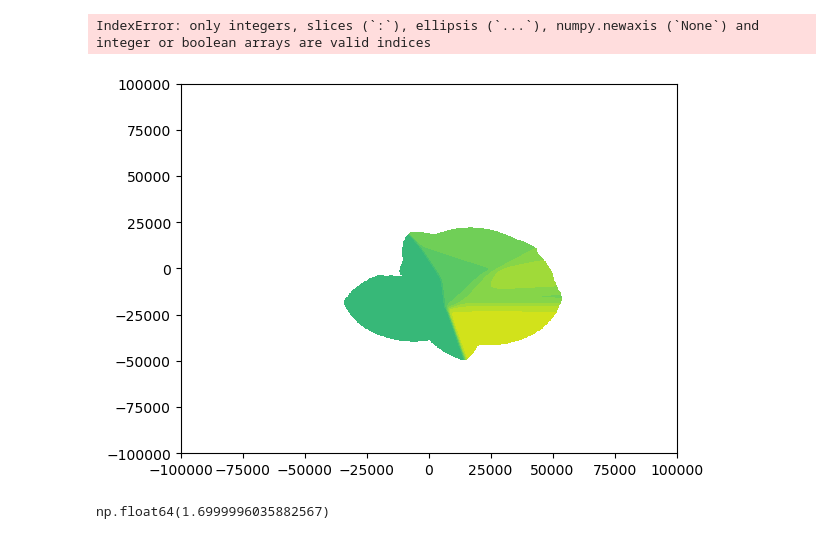
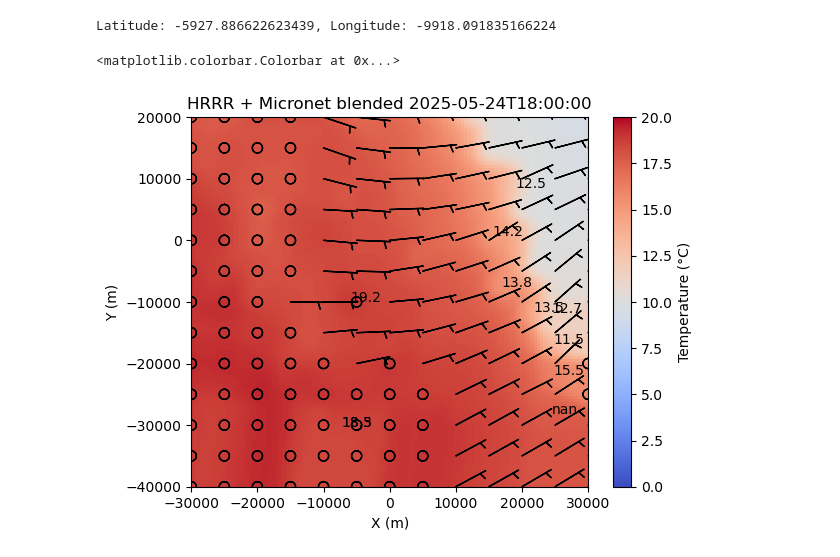
Before and after one commit to rcjackson/CROCUS-AIDT, a Jupyter notebook: CROCUS-Gridding.ipynb, the cells around one changed output. Drawn from its saved outputs; the diff is of its cells as text; code cells hidden in the pictures.

```diff
--- a/CROCUS-Gridding.ipynb
+++ b/CROCUS-Gridding.ipynb
@@ -18,3 +13,4 @@ for s in sites:
 # %%
-wxt_ds["neiu"]
+ds = xr.open_dataset(file_path)
+ds
 # %% [output]
@@ -92,0 +107,4 @@ print(vs.shape)
+# %%
+ds_u = ds[0]
+ds_t = ds[1]
+ds_u
@@ -93,26 +192,64 @@ print(vs.shape)
+# %%
+lat_hrrr = u_hrrr["latitude"].values.flatten()
+lon_hrrr = u_hrrr["longitude"].values.flatten()
+
+x_hrrr, y_hrrr = proj((lon_hrrr + 180) % 360 - 180, lat_hrrr)
+u_hrrr_flat = u_hrrr.values.flatten()
+v_hrrr_flat = v_hrrr.values.flatten()
+t_hrrr_flat = t_hrrr.values.flatten() - 273.15
+
+grid_x, grid_y, u_grid = interpolate_to_grid(np.concatenate([xs2, x_hrrr]),
+                                             np.concatenate([ys2, y_hrrr]),
+                                        np.concatenate([us, u_hrrr_flat]),
+                                             'barnes', hres=500., boundary_coords=boundary_dict)
+grid_x, grid_y, v_grid = interpolate_to_grid(np.concatenate([xs2, x_hrrr]),
+                                             np.concatenate([ys2, y_hrrr]),
+                                        np.concatenate([vs, v_hrrr_flat]),
+                                             'barnes', hres=500., boundary_coords=boundary_dict)
+grid_x, grid_y, t_grid = interpolate_to_grid(np.concatenate([xs2, x_hrrr]),
+                                             np.concatenate([ys2, y_hrrr]),
+                                        np.concatenate([ts, t_hrrr_flat]),
+                                             'barnes', hres=500., boundary_coords=boundary_dict)
 # %%
 #plt.quiver(grid_x[::5, ::5], grid_y[::5, ::5], u[::5, ::5], v[::5, ::5], cmap='viridis')
-plt.contourf(grid_x, grid_y, t, colormap='coolwarm', vmin=-2, vmax=2)
+plt.pcolormesh(grid_x, grid_y, t_grid, cmap='coolwarm', vmin=0, vmax=20)
+plt.barbs(grid_x[::10, ::10], grid_y[::10, ::10], u_grid[::10, ::10], v_grid[::10, ::10])
 for s in sites:
     if s not in lats.keys():
         continue
     lat = xs[s]
     lon = ys[s]
-    plt.plot(lon, lat, 'ro', markersize=5)
-lat = 41.8781
-lon = -87.9073
+    plt.text(lat, lon, "%2.1f" % (t[s]))
 print(f"Latitude: {lat}, Longitude: {lon}")
-plt.xlim([-60000, 60000])
-plt.ylim([-50000, 50000])
+plt.xlim([-30000, 30000])
+plt.ylim([-40000, 20000])
 plt.xlabel('X (m)')
 plt.ylabel('Y (m)')
-plt.title(f'Micronet Temperature on Grid {time_to_interpolate}')
+plt.title(f'HRRR + Micronet blended {time_to_interpolate}')
 plt.savefig('')
 plt.colorbar(label='Temperature (°C)')
 # %% [output]
-IndexError: only integers, slices (`:`), ellipsis (`...`), numpy.newaxis (`None`) and integer or boolean arrays are valid indices
+Latitude: -5927.886622623439, Longitude: -9918.091835166224
+<matplotlib.colorbar.Colorbar at 0x...>
-[figure, old version]
+[figure, new version]
 # %%
-np.nanmax(t)
+lat_hrrr = u_hrrr["latitude"].values.flatten()
+lon_hrrr = u_hrrr["longitude"].values.flatten()
+
+x_hrrr, y_hrrr = proj((lon_hrrr + 180) % 360 - 180, lat_hrrr)
+u_hrrr_flat = u_hrrr.values.flatten()
+v_hrrr_flat = v_hrrr.values.flatten()
+t_hrrr_flat = t_hrrr.values.flatten() - 273.15
+
+grid_x, grid_y, u_grid = interpolate_to_grid(np.concatenate([xs2, x_hrrr]),
+                                             np.concatenate([ys2, y_hrrr]),
+                                        np.concatenate([us, u_hrrr_flat]),
+                                             'barnes', hres=500., boundary_coords=boundary_dict)
+grid_x, grid_y, v_grid = interpolate_to_grid(np.concatenate([xs2, x_hrrr]),
+                                             np.concatenate([ys2, y_hrrr]),
+                                        np.concatenate([vs, v_hrrr_flat]),
+                                             'barnes', hres=500., boundary_coords=boundary_dict)
+grid_x, grid_y, t_grid = interpolate_to_grid(np.concatenate([xs2, x_hrrr]),
+                                             np.concatenate([ys2, y_hrrr]),
+                                        np.concatenate([ts, t_hrrr_flat]),
+                                             'barnes', hres=500., boundary_coords=boundary_dict)
-# %% [output]
-np.float64(1.6999996035882567)
```
Also changed, not shown: parts of 14 cells of this notebook, 1 other file.
